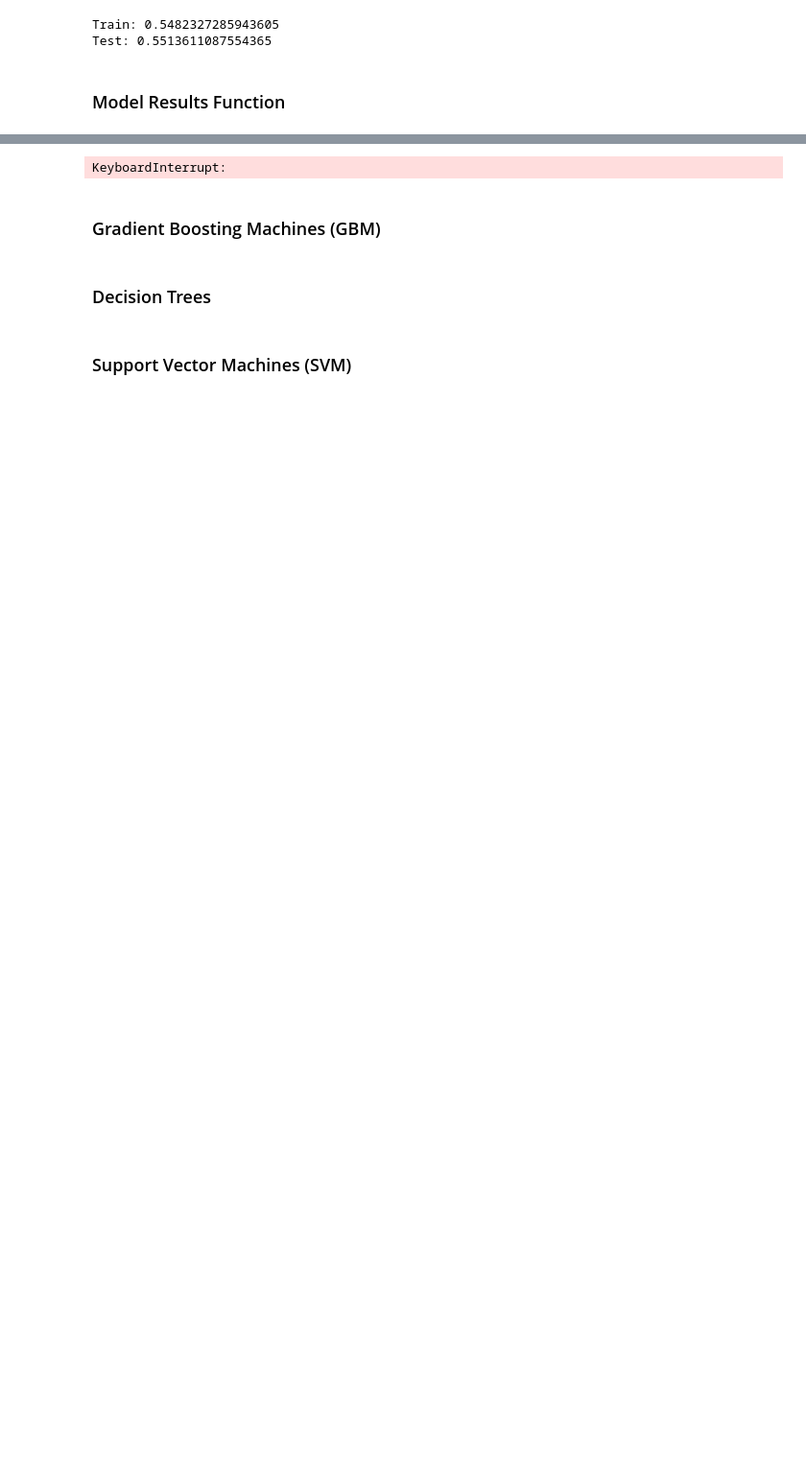
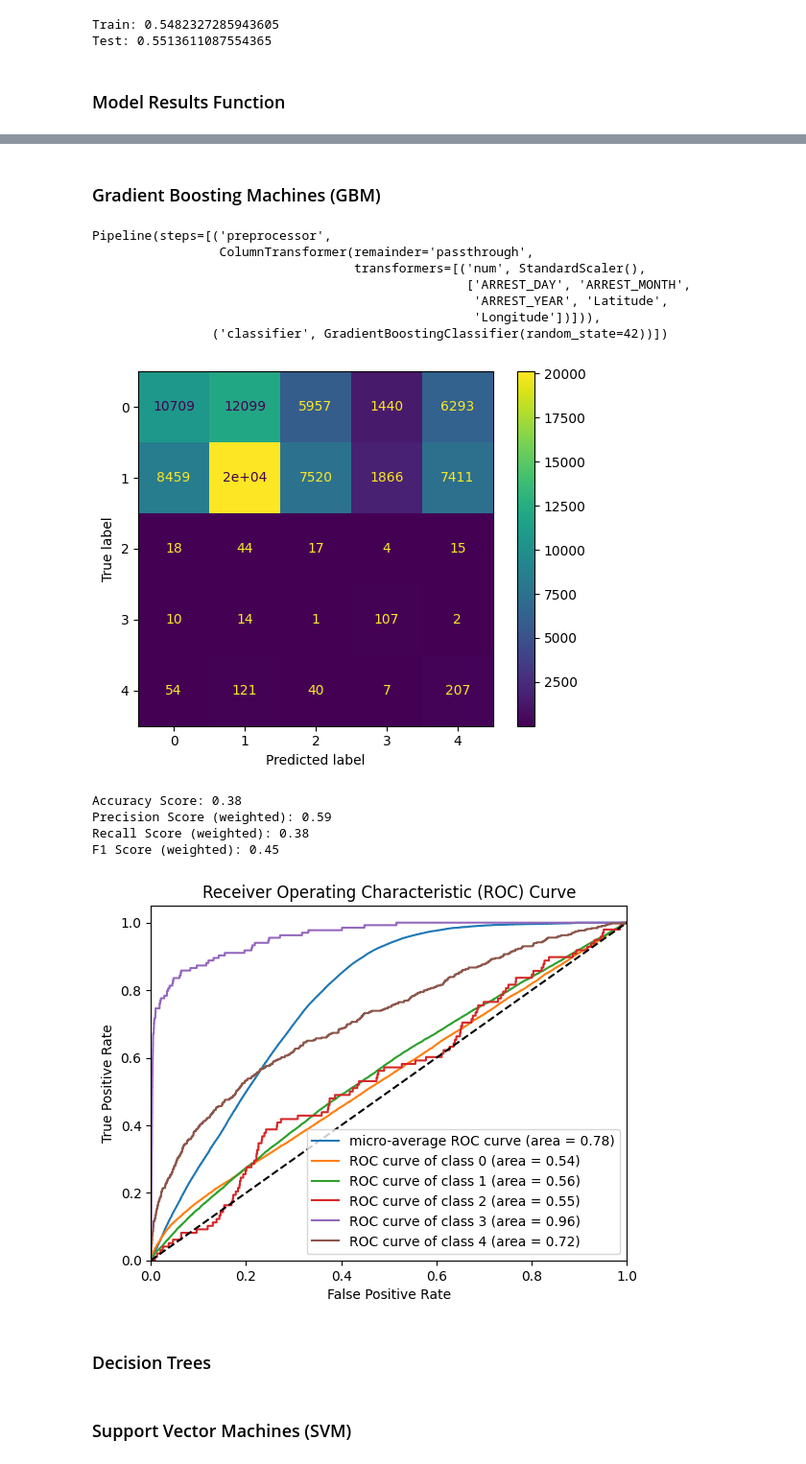
Before and after one commit to CarlosGG18/NYPD-Arrest-Analysis, a Jupyter notebook: Regression Model.ipynb, the cells around one changed output, grey strips where cells are left out. Shown at 96% size. Saved outputs shown, nothing was run; the diff lists cells and outputs as text; code cells hidden in the pictures; blank space fills up the shorter version.

Commit message:
GradientB Model

```diff
--- a/Regression Model.ipynb
+++ b/Regression Model.ipynb
@@ -292,3 +288,5 @@ def results(model, X, y):
+# %% [markdown]
+### Gradient Boosting Machines (GBM)
 # %%
 pipeline = Pipeline([
     ('preprocessor', preprocessor),
@@ -299,11 +297,23 @@ smote = SMOTE(random_state=42)
 X_train_smote, y_train_smote = smote.fit_resample(X_train, y_train)
 # %%
 pipeline.fit(X_train_smote, y_train_smote)
-y_pred = pipeline.predict(X_test_smote)
 # %% [output]
-KeyboardInterrupt:
+Pipeline(steps=[('preprocessor',
+                 ColumnTransformer(remainder='passthrough',
+                                   transformers=[('num', StandardScaler(),
+                                                  ['ARREST_DAY', 'ARREST_MONTH',
+                                                   'ARREST_YEAR', 'Latitude',
+                                                   'Longitude'])])),
+                ('classifier', GradientBoostingClassifier(random_state=42))])
-# %% [markdown]
-### Gradient Boosting Machines (GBM)
+# %%
+results(pipeline, X_test, y_test)
+# %% [output]
+[figure, added]
+Accuracy Score: 0.38
+Precision Score (weighted): 0.59
+Recall Score (weighted): 0.38
+F1 Score (weighted): 0.45
+[figure, added]
 # %% [markdown]
 ### Decision Trees
 # %% [markdown]
```
Also changed, not shown: parts of 2 cells of this notebook.
